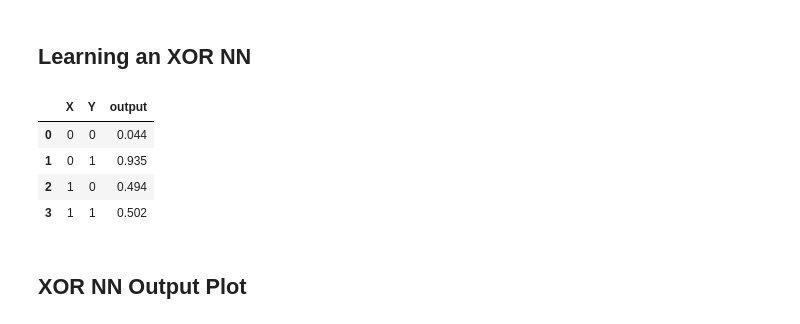
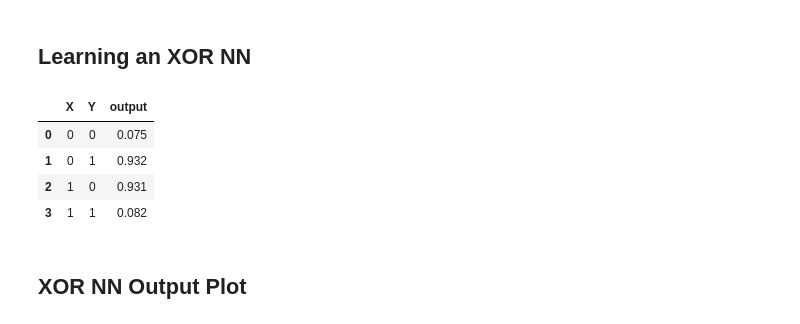
Before and after one commit to fagonzalezo/nn_nlp_tutorial, a Jupyter notebook: quickIntro2NN.ipynb, the cells around one changed output. Drawn from its saved outputs; the diff is of its cells as text; code cells hidden in the pictures.

```diff
--- a/quickIntro2NN.ipynb
+++ b/quickIntro2NN.ipynb
@@ -175,22 +175,22 @@ plot_nn_prediction(net)
 # %%
 Dtrain = SupervisedDataSet(2,1) # define a dataset in pybrain
 Dtrain.addSample([0,0],[0])
 Dtrain.addSample([0,1],[1])
 Dtrain.addSample([1,0],[1])
 Dtrain.addSample([1,1],[0])
 
 from pybrain.supervised.trainers import BackpropTrainer
 
 net = buildNetwork(2, 2, 1, hiddenclass=pybrain.SigmoidLayer, outclass=pybrain.SigmoidLayer)
-T = BackpropTrainer(net, learningrate=0.01, momentum=0.99)
+T = BackpropTrainer(net, learningrate=0.1, momentum=0.9)
 T.trainOnDataset(Dtrain, 1000)
 print_pred2(D, net)
 # %% [output]
 |  | X | Y | output |
-| 0 | 0 | 0 | 0.044 |
-| 1 | 0 | 1 | 0.935 |
-| 2 | 1 | 0 | 0.494 |
-| 3 | 1 | 1 | 0.502 |
+| 0 | 0 | 0 | 0.075 |
+| 1 | 0 | 1 | 0.932 |
+| 2 | 1 | 0 | 0.931 |
+| 3 | 1 | 1 | 0.082 |
 # %% [markdown]
 ## XOR NN Output Plot
 # %%
```
Also changed, not shown: parts of 6 cells of this notebook.
